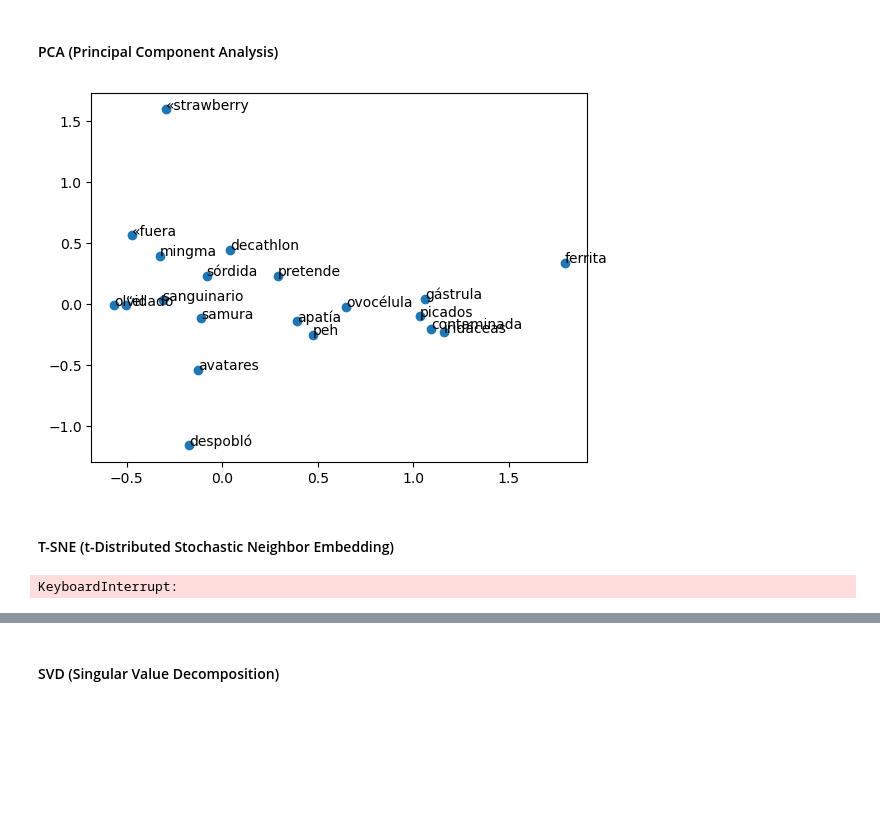
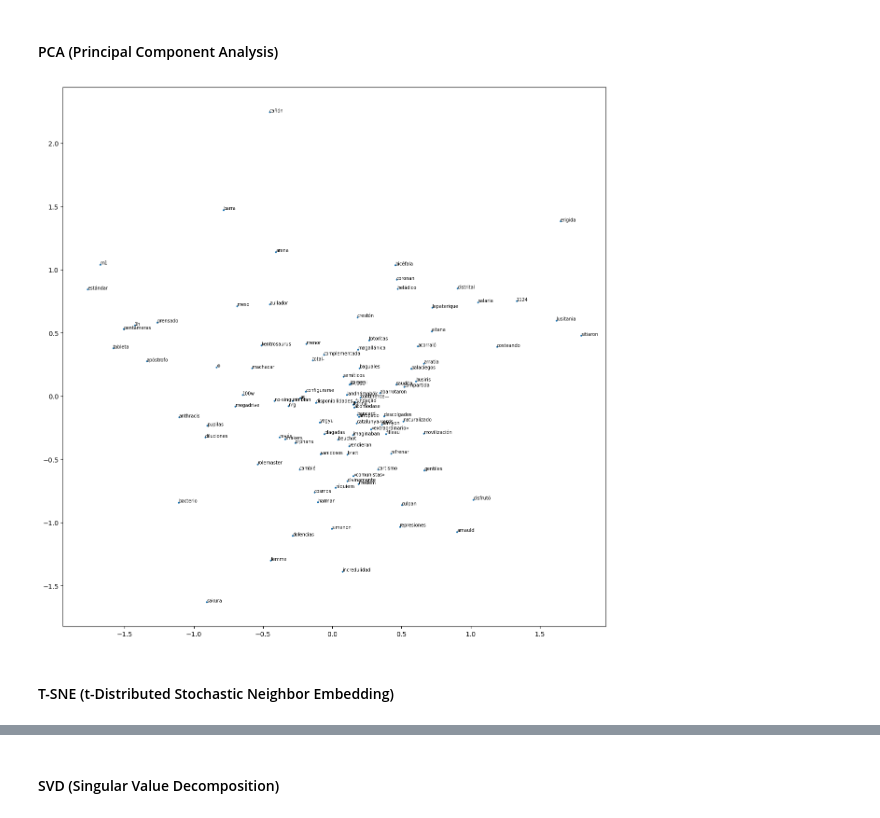
Before and after one commit to umoqnier/cl-2024-1-lab, a Jupyter notebook: AdrianaMichelAvilaGarcia/practica6/Practica6.ipynb, the cells around one changed output, grey strips where cells are left out. Cells and saved outputs as stored; diff of their text form; code cells hidden in the pictures; blank space fills up the shorter version.

```diff
--- a/AdrianaMichelAvilaGarcia/practica6/Practica6.ipynb
+++ b/AdrianaMichelAvilaGarcia/practica6/Practica6.ipynb
@@ -65,6 +65,11 @@ import matplotlib.pyplot as plt
 import numpy as np
 
 def plot_from_indices(vectors, indices, model):
+    """
+    Params:
+        - vectors: list of reduced vectors. Has the same length as the original list of vectors.
+        - indices: list of indices of the vectors (in list vectors) we want to plot.
+    """
     plt.scatter(vectors[indices, 0], vectors[indices, 1])
     vocabulary = model.wv.index_to_key
     words = [vocabulary[i] for i in indices]
@@ -73,29 +78,60 @@ def plot_from_indices(vectors, indices, model):
     plt.show()
 
 def get_random_indices(vectors, n):
+    """
+    Selects n random indices of list vectors
+    """
     return np.random.choice(vectors.shape[0], n, replace=False)
 
 def plot_n_random(vectors, n, model):
+    """
+    Selects n random indices of list vectors, and plots them. List vectors must have the same length as the original list of vectors.
+    """
     random_indices = get_random_indices(vectors, n)
     plot_from_indices(vectors, random_indices, model)
+
+def plot_all_with_tags(new_vectors, original_indices, model):
+    """
+    Use when the list of vectors you want to plot has a diferent length that the original one.
+    Params:
+        - new_vectors: list with all the reduced vectors that we want to plot. It can have a diferent length then the original list of vectors.
+        - original_indices:
+            indices that the words in new_vectors have in the original list of vectors. Important: index i must correspond to the i-th element in new_vectors
+        - model: gensim model we're using
+    """
+    plt.figure(figsize=(15, 15))
+    plt.scatter(new_vectors[:, 0], new_vectors[:, 1], s=3)
+    vocabulary = model.wv.index_to_key
+    words = [vocabulary[i] for i in original_indices]
+    for i, word in enumerate(words):
+        plt.annotate(word, xy=(new_vectors[i, 0], new_vectors[i, 1]), fontsize=7)
+    plt.show()
+# %%
+model = skip_gram_500
+
+# Elegimos los 100 vectores
+random_indices = get_random_indices(model.wv.vectors, 100)
+random_vectors = model.wv.vectors[random_indices]
 # %% [markdown]
 #### PCA (Principal Component Analysis)
 # %%
 from sklearn.decomposition import PCA
 # %%
 pca = PCA(n_components=2)
-pca_vectors = pca.fit_transform(word_vectors)
+print("Reducing the word vectors with PCA...")
+pca_vectors = pca.fit_transform(random_vectors)
+print("Done!")
 # %%
-plot_n_random(pca_vectors, 20, model)
+plot_all_with_tags(pca_vectors, random_indices, model)
 # %% [output]
-[figure, old version]
+[figure, new version]
 # %% [markdown]
 #### T-SNE (t-Distributed Stochastic Neighbor Embedding)
 # %%
 from sklearn.manifold import TSNE
 
 tsne = TSNE(n_components=2)
-tsne_vectors = tsne.fit_transform(word_vectors)
+print("Reducing the word vectors with t-SNE...")
+tsne_vectors = tsne.fit_transform(random_vectors)
+print("Done!")
-# %% [output]
-KeyboardInterrupt:
 # %%
```
Also changed, not shown: parts of 12 cells of this notebook.
